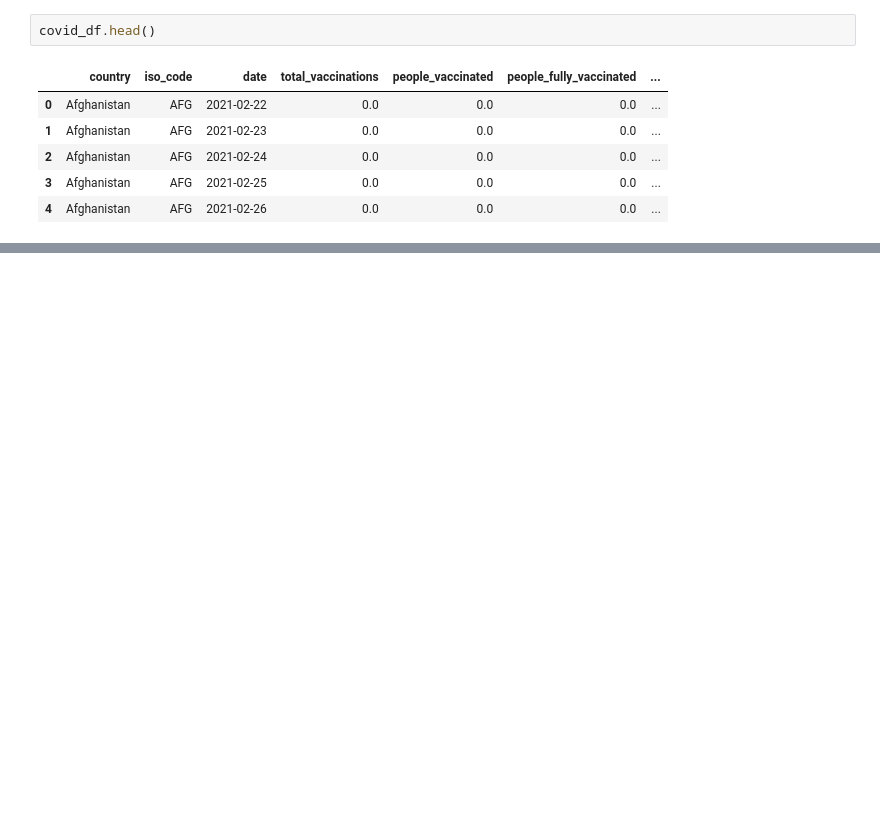
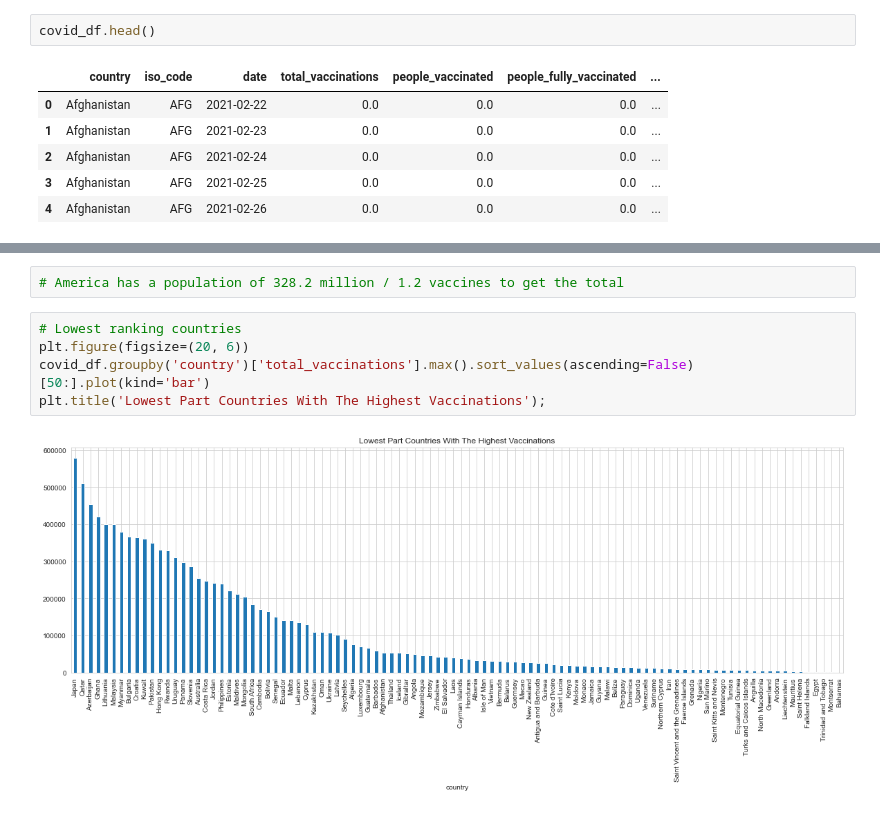
Before and after one commit to HunterKane/Covid-19-Vaccination-Progress-Analysis-, a Jupyter notebook: Covid-19 Vaccinated Countries Analysis .ipynb, the cells around one changed output, grey strips where cells are left out. Saved outputs shown, nothing was run; the diff lists cells and outputs as text; blank space fills up the shorter version.

```diff
--- a/Covid-19 Vaccinated Countries Analysis .ipynb
+++ b/Covid-19 Vaccinated Countries Analysis .ipynb
@@ -220,0 +299,9 @@ covid_df.head()
+# %%
+# America has a population of 328.2 million / 1.2 vaccines to get the total
+# %%
+# Lowest ranking countries
+plt.figure(figsize=(20, 6))
+covid_df.groupby('country')['total_vaccinations'].max().sort_values(ascending=False)[50:].plot(kind='bar')
+plt.title('Lowest Part Countries With The Highest Vaccinations');
+# %% [output]
+[figure, added]
```
Also changed, not shown: parts of 23 cells of this notebook.
